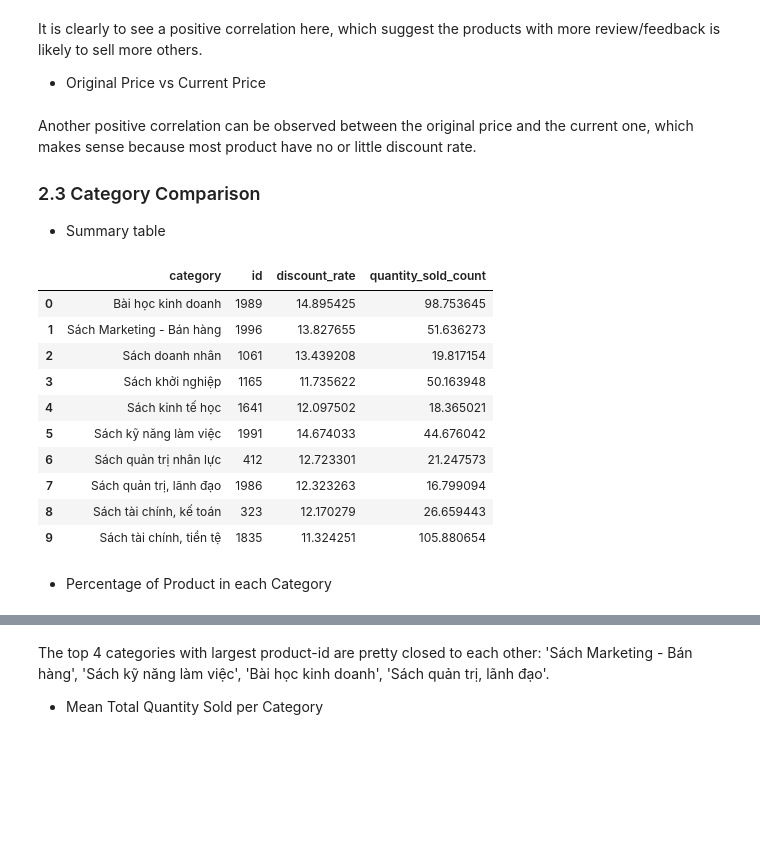
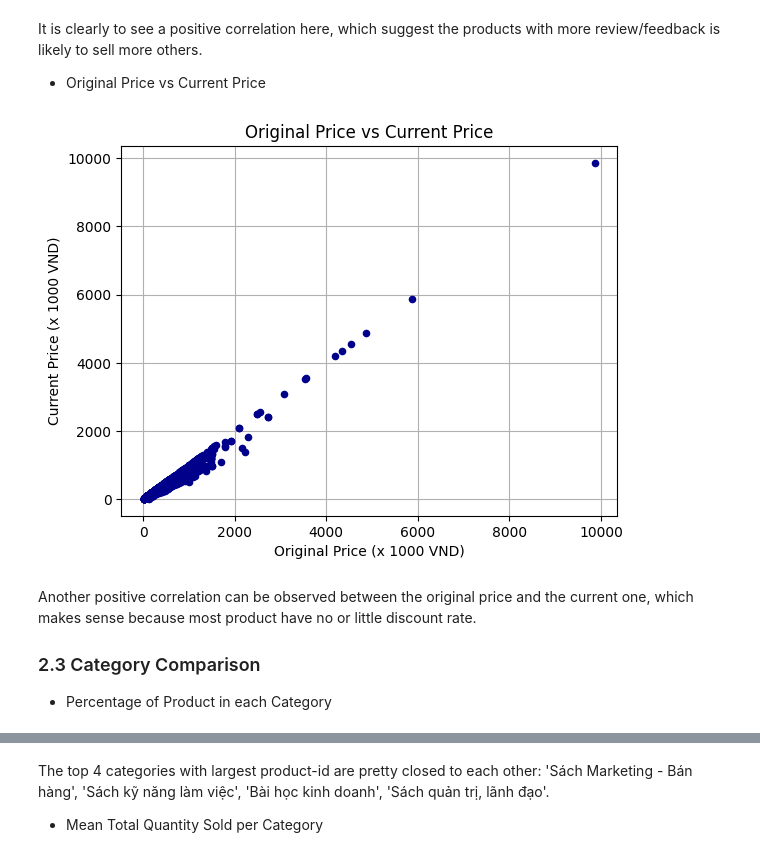
Before and after one commit to luongtien257/DataGeniusProject, a Jupyter notebook: EDA/EDA.ipynb, the cells around one changed output, grey strips where cells are left out. Saved outputs shown, nothing was run; the diff lists cells and outputs as text; code cells hidden in the pictures; blank space fills up the shorter version.

```diff
--- a/EDA/EDA.ipynb
+++ b/EDA/EDA.ipynb
@@ -245,22 +252,13 @@ px.scatter(df_id, x = 'original_price_kvnd', y = 'price_kvnd', title = 'Original
+# %%
+ax = df_id.plot(kind = 'scatter', x = 'original_price_kvnd', y = 'price_kvnd', color = 'darkblue', zorder = 3)
+ax.grid(zorder = 0)
+plt.xlabel('Original Price (x 1000 VND)')
+plt.ylabel('Current Price (x 1000 VND)')
+plt.title('Original Price vs Current Price')
+plt.show()
+# %% [output]
+[figure, added]
 # %% [markdown]
 Another positive correlation can be observed between the original price and the current one, which makes sense because most product have no or little discount rate.
 ### 2.3 Category Comparison
-* Summary table
+* Percentage of Product in each Category
-# %%
-df_category = df_id.groupby('category').agg({'id': 'count', 'discount_rate': 'mean',
-                                             'quantity_sold_count': 'mean'}).reset_index()
-df_category
-# %% [output]
-|  | category | id | discount_rate | quantity_sold_count |
-| 0 | Bài học kinh doanh | 1989 | 14.895425 | 98.753645 |
-| 1 | Sách Marketing - Bán hàng | 1996 | 13.827655 | 51.636273 |
-| 2 | Sách doanh nhân | 1061 | 13.439208 | 19.817154 |
-| 3 | Sách khởi nghiệp | 1165 | 11.735622 | 50.163948 |
-| 4 | Sách kinh tế học | 1641 | 12.097502 | 18.365021 |
-| 5 | Sách kỹ năng làm việc | 1991 | 14.674033 | 44.676042 |
-| 6 | Sách quản trị nhân lực | 412 | 12.723301 | 21.247573 |
-| 7 | Sách quản trị, lãnh đạo | 1986 | 12.323263 | 16.799094 |
-| 8 | Sách tài chính, kế toán | 323 | 12.170279 | 26.659443 |
-| 9 | Sách tài chính, tiền tệ | 1835 | 11.324251 | 105.880654 |
-# %% [markdown]
-* Percentage of Product in each Category
```
Also changed, not shown: parts of 15 cells of this notebook.
